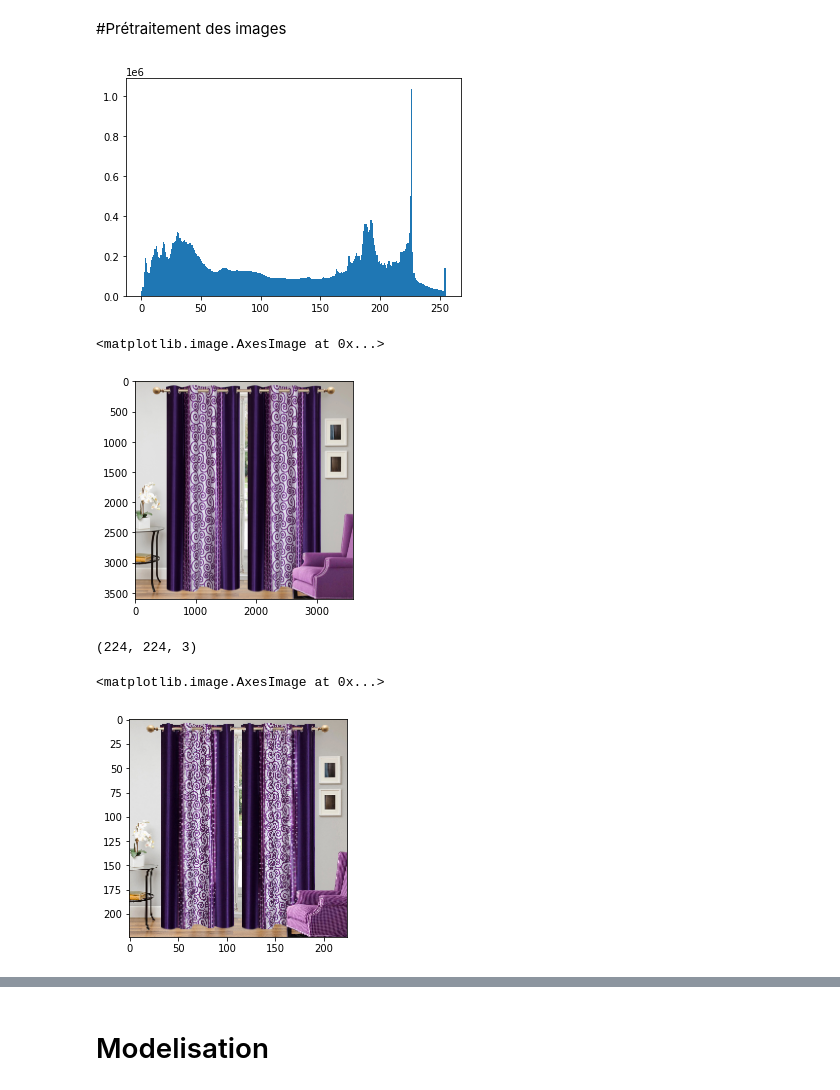
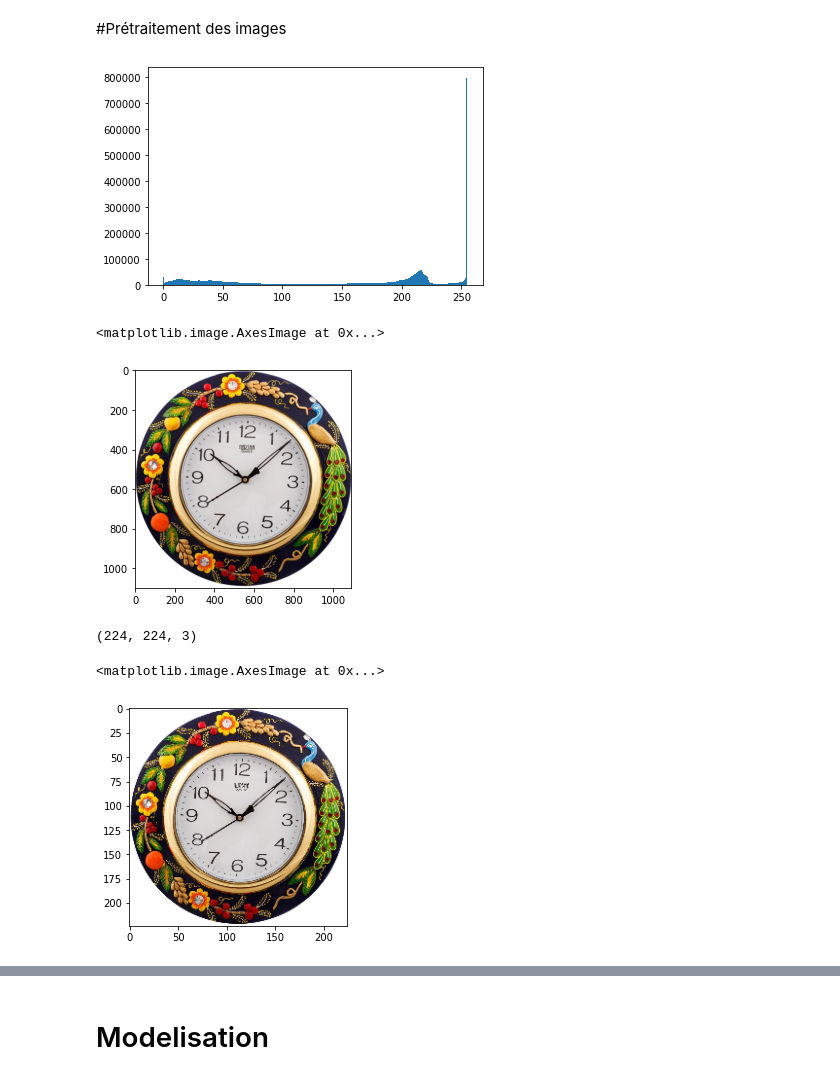
Before and after one commit to AbdulmagedALKHULAIFI/Automatic-classifer-consumer-goods, a Jupyter notebook: p6_2_IMG.ipynb, the cells around one changed output, grey strips where cells are left out. Saved outputs shown, nothing was run; the diff lists cells and outputs as text; code cells hidden in the pictures.

```diff
--- a/p6_2_IMG.ipynb
+++ b/p6_2_IMG.ipynb
@@ -42,23 +65,23 @@ data.head(3)
 # %%
 df_pict = data[['product_name', 'description','image']].copy('deep')
 # %%
-img1_fullname = imgs_path+df_pict['image'].iloc[0]
+img1_fullname = imgs_path+df_pict['image'].iloc[816]
 
 # Charger l'image comme matrice de pixels
 img_matrix = np.array(Image.open(img1_fullname))
 
 n, bins, patches = plt.hist(img_matrix.flatten(), bins=range(256))
 plt.show()
 
 img = cv2.imread(img1_fullname)
 RGB_im = cv2.cvtColor(img, cv2.COLOR_BGR2RGB)
 
 # Display image
 plt.imshow(RGB_im)
 # %% [output]
-[figure, old version]
+[figure, new version]
 <matplotlib.image.AxesImage at 0x...>
-[figure, old version]
+[figure, new version]
 # %%
 def resize_image(img, size, interpolation):
     """Function to resize image without deformation."""
@@ -91,4 +159,4 @@ plt.imshow(squared_image)
 # %% [output]
 (224, 224, 3)
 <matplotlib.image.AxesImage at 0x...>
-[figure, old version]
+[figure, new version]
```
Also changed, not shown: parts of 27 cells of this notebook.
